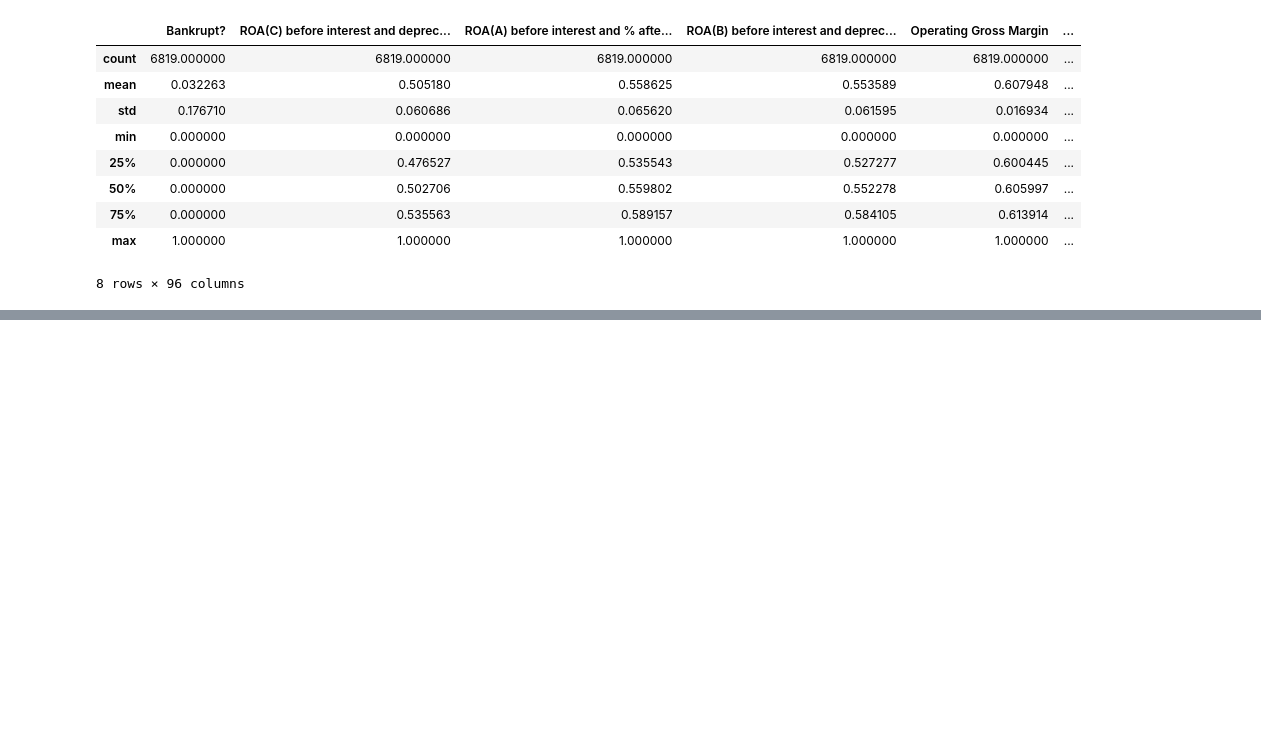
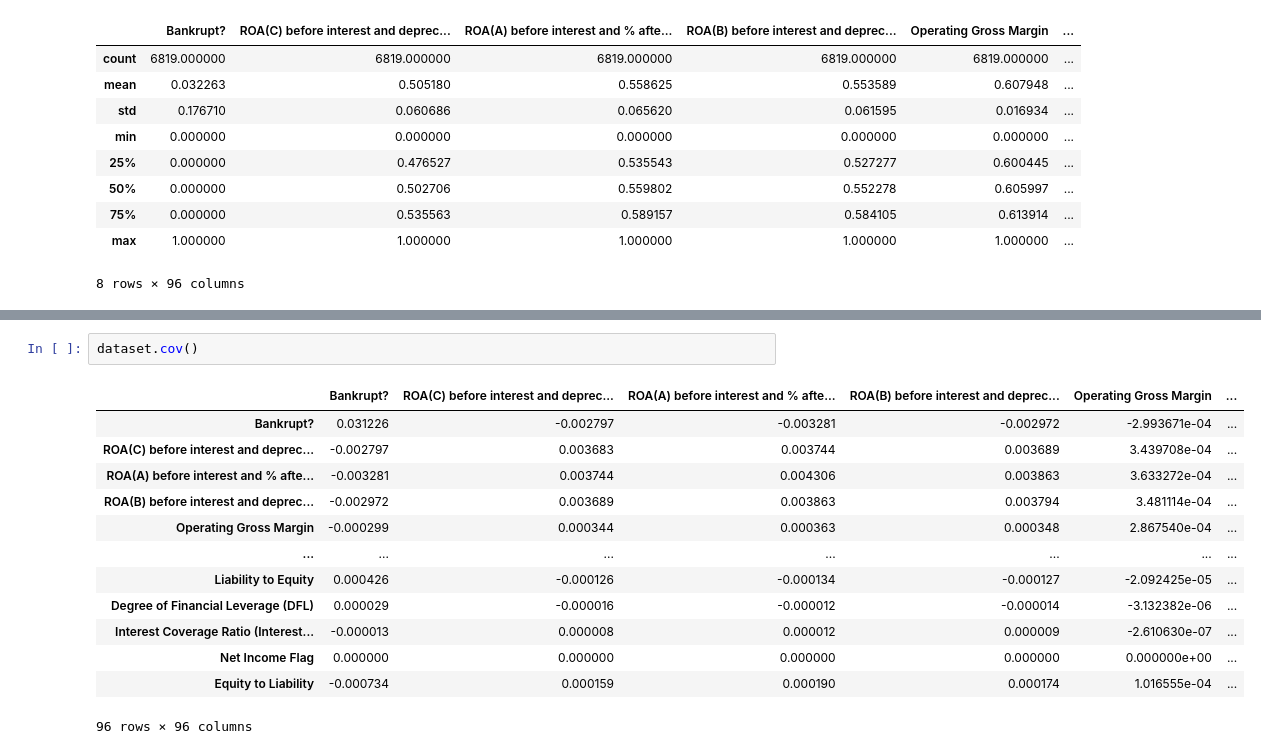
Before and after one commit to NehaGupta-DataScientists/COMPANY_BANKRUPTCY_PREDICTION, a Jupyter notebook: COMPANY_BANKRUPTCY_PREDICTION.ipynb, the cells around one changed output, grey strips where cells are left out. Cells and saved outputs as stored; diff of their text form; blank space fills up the shorter version.

```diff
--- a/COMPANY_BANKRUPTCY_PREDICTION.ipynb
+++ b/COMPANY_BANKRUPTCY_PREDICTION.ipynb
@@ -418,0 +499,16 @@ dataset.describe(include= 'all')
+# %%
+dataset.cov()
+# %% [output]
+|  | Bankrupt? | ROA(C) before interest and deprec... | ROA(A) before interest and % afte... | ROA(B) before interest and deprec... | Operating Gross Margin | ... |
+| Bankrupt? | 0.031226 | -0.002797 | -0.003281 | -0.002972 | -2.993671e-04 | ... |
+| ROA(C) before interest and deprec... | -0.002797 | 0.003683 | 0.003744 | 0.003689 | 3.439708e-04 | ... |
+| ROA(A) before interest and % afte... | -0.003281 | 0.003744 | 0.004306 | 0.003863 | 3.633272e-04 | ... |
+| ROA(B) before interest and deprec... | -0.002972 | 0.003689 | 0.003863 | 0.003794 | 3.481114e-04 | ... |
+| Operating Gross Margin | -0.000299 | 0.000344 | 0.000363 | 0.000348 | 2.867540e-04 | ... |
+| ... | ... | ... | ... | ... | ... | ... |
+| Liability to Equity | 0.000426 | -0.000126 | -0.000134 | -0.000127 | -2.092425e-05 | ... |
+| Degree of Financial Leverage (DFL) | 0.000029 | -0.000016 | -0.000012 | -0.000014 | -3.132382e-06 | ... |
+| Interest Coverage Ratio (Interest... | -0.000013 | 0.000008 | 0.000012 | 0.000009 | -2.610630e-07 | ... |
+| Net Income Flag | 0.000000 | 0.000000 | 0.000000 | 0.000000 | 0.000000e+00 | ... |
+| Equity to Liability | -0.000734 | 0.000159 | 0.000190 | 0.000174 | 1.016555e-04 | ... |
+96 rows × 96 columns
```
Also changed, not shown: parts of 6 cells of this notebook.
